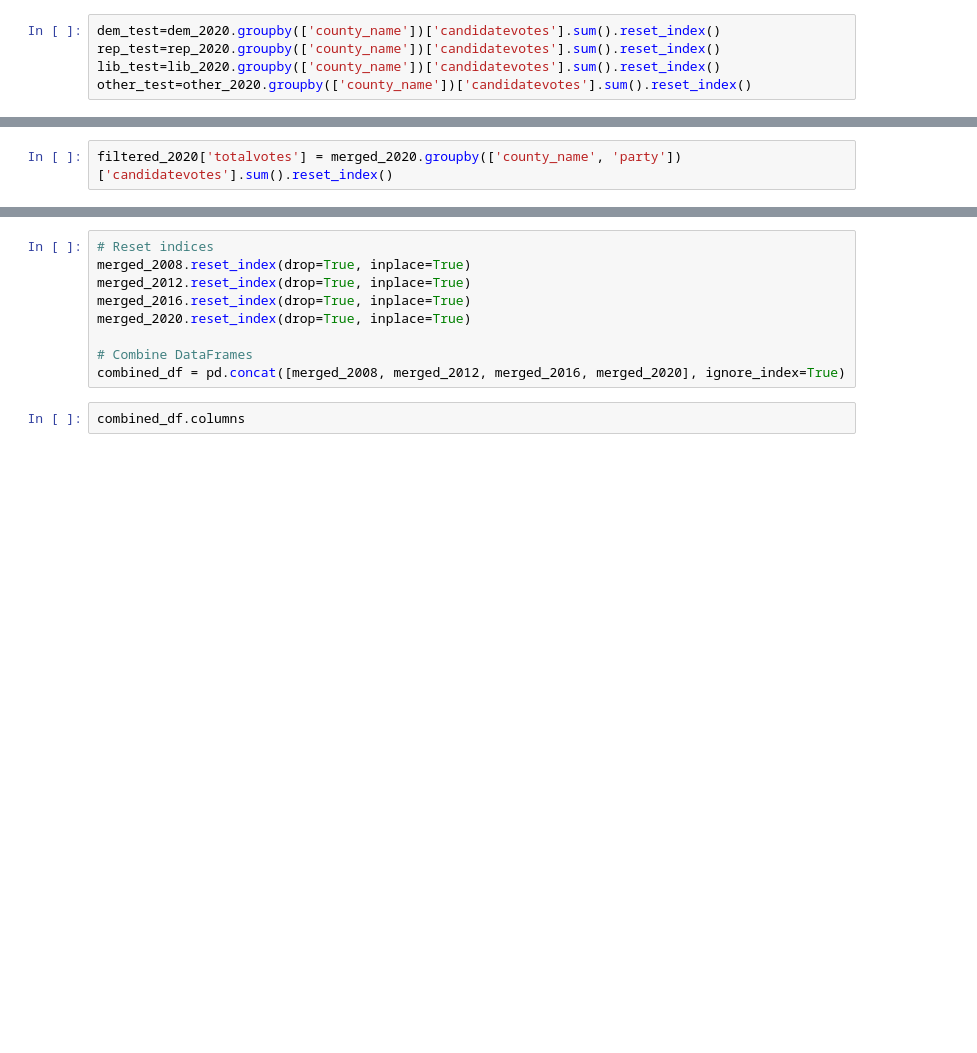
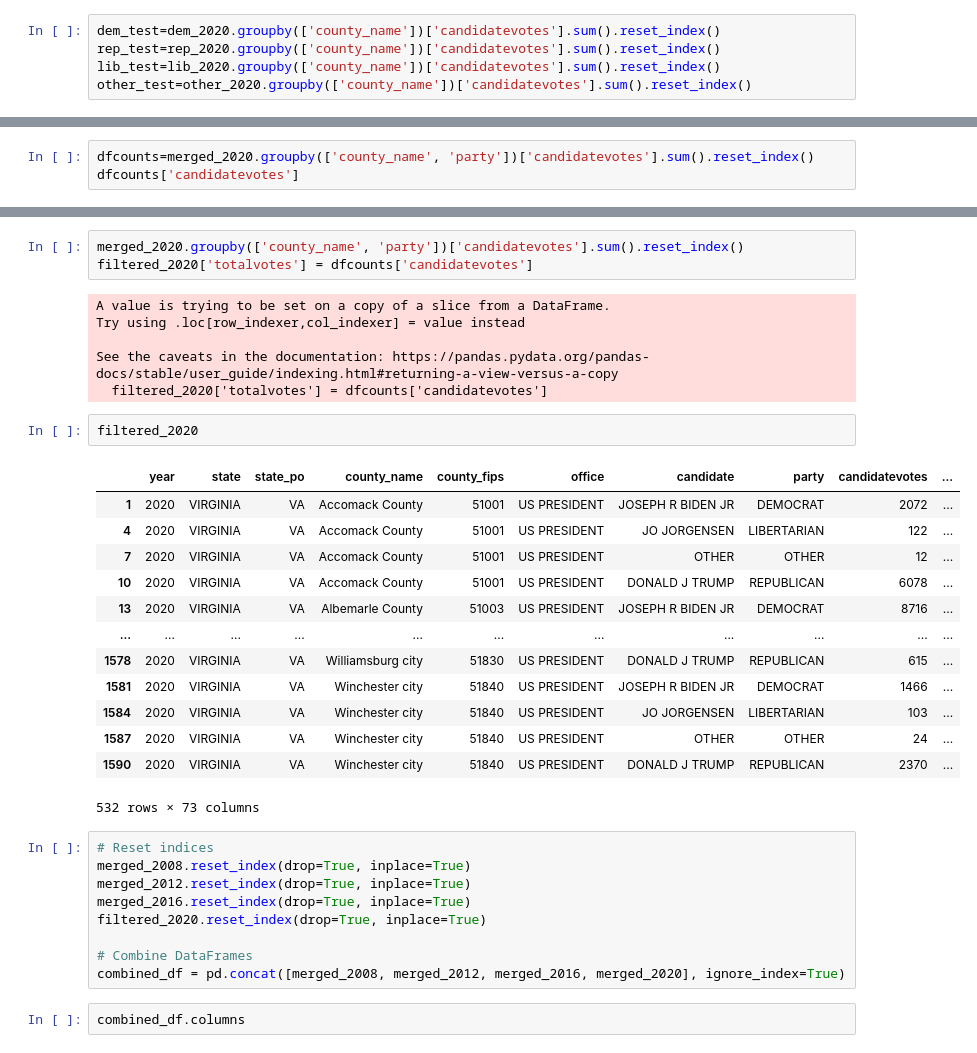
Before and after one commit to Catherine-Nguyen88/project_voting, a Jupyter notebook: merging_and_wrangling.ipynb, the cells around one changed output, grey strips where cells are left out. Cells and saved outputs as stored; diff of their text form; blank space fills up the shorter version.

```diff
--- a/merging_and_wrangling.ipynb
+++ b/merging_and_wrangling.ipynb
@@ -560,3 +578,4 @@ print(other_test.shape)
 # %%
-filtered_2020['totalvotes'] = merged_2020.groupby(['county_name', 'party'])['candidatevotes'].sum().reset_index()
+dfcounts=merged_2020.groupby(['county_name', 'party'])['candidatevotes'].sum().reset_index()
+dfcounts['candidatevotes']
 # %% [output]
@@ -564,9 +594,34 @@ ValueError: Columns must be same length as key
+# %%
+merged_2020.groupby(['county_name', 'party'])['candidatevotes'].sum().reset_index()
+filtered_2020['totalvotes'] = dfcounts['candidatevotes']
+# %% [output]
+A value is trying to be set on a copy of a slice from a DataFrame.
+Try using .loc[row_indexer,col_indexer] = value instead
+
+See the caveats in the documentation: https://pandas.pydata.org/pandas-docs/stable/user_guide/indexing.html#returning-a-view-versus-a-copy
+  filtered_2020['totalvotes'] = dfcounts['candidatevotes']
+# %%
+filtered_2020
+# %% [output]
+|  | year | state | state_po | county_name | county_fips | office | candidate | party | candidatevotes | ... |
+| 1 | 2020 | VIRGINIA | VA | Accomack County | 51001 | US PRESIDENT | JOSEPH R BIDEN JR | DEMOCRAT | 2072 | ... |
+| 4 | 2020 | VIRGINIA | VA | Accomack County | 51001 | US PRESIDENT | JO JORGENSEN | LIBERTARIAN | 122 | ... |
+| 7 | 2020 | VIRGINIA | VA | Accomack County | 51001 | US PRESIDENT | OTHER | OTHER | 12 | ... |
+| 10 | 2020 | VIRGINIA | VA | Accomack County | 51001 | US PRESIDENT | DONALD J TRUMP | REPUBLICAN | 6078 | ... |
+| 13 | 2020 | VIRGINIA | VA | Albemarle County | 51003 | US PRESIDENT | JOSEPH R BIDEN JR | DEMOCRAT | 8716 | ... |
+| ... | ... | ... | ... | ... | ... | ... | ... | ... | ... | ... |
+| 1578 | 2020 | VIRGINIA | VA | Williamsburg city | 51830 | US PRESIDENT | DONALD J TRUMP | REPUBLICAN | 615 | ... |
+| 1581 | 2020 | VIRGINIA | VA | Winchester city | 51840 | US PRESIDENT | JOSEPH R BIDEN JR | DEMOCRAT | 1466 | ... |
+| 1584 | 2020 | VIRGINIA | VA | Winchester city | 51840 | US PRESIDENT | JO JORGENSEN | LIBERTARIAN | 103 | ... |
+| 1587 | 2020 | VIRGINIA | VA | Winchester city | 51840 | US PRESIDENT | OTHER | OTHER | 24 | ... |
+| 1590 | 2020 | VIRGINIA | VA | Winchester city | 51840 | US PRESIDENT | DONALD J TRUMP | REPUBLICAN | 2370 | ... |
+532 rows × 73 columns
 # %%
 # Reset indices
 merged_2008.reset_index(drop=True, inplace=True)
 merged_2012.reset_index(drop=True, inplace=True)
 merged_2016.reset_index(drop=True, inplace=True)
-merged_2020.reset_index(drop=True, inplace=True)
+filtered_2020.reset_index(drop=True, inplace=True)
 
 # Combine DataFrames
 combined_df = pd.concat([merged_2008, merged_2012, merged_2016, merged_2020], ignore_index=True)
```
Also changed, not shown: parts of 10 cells of this notebook.
